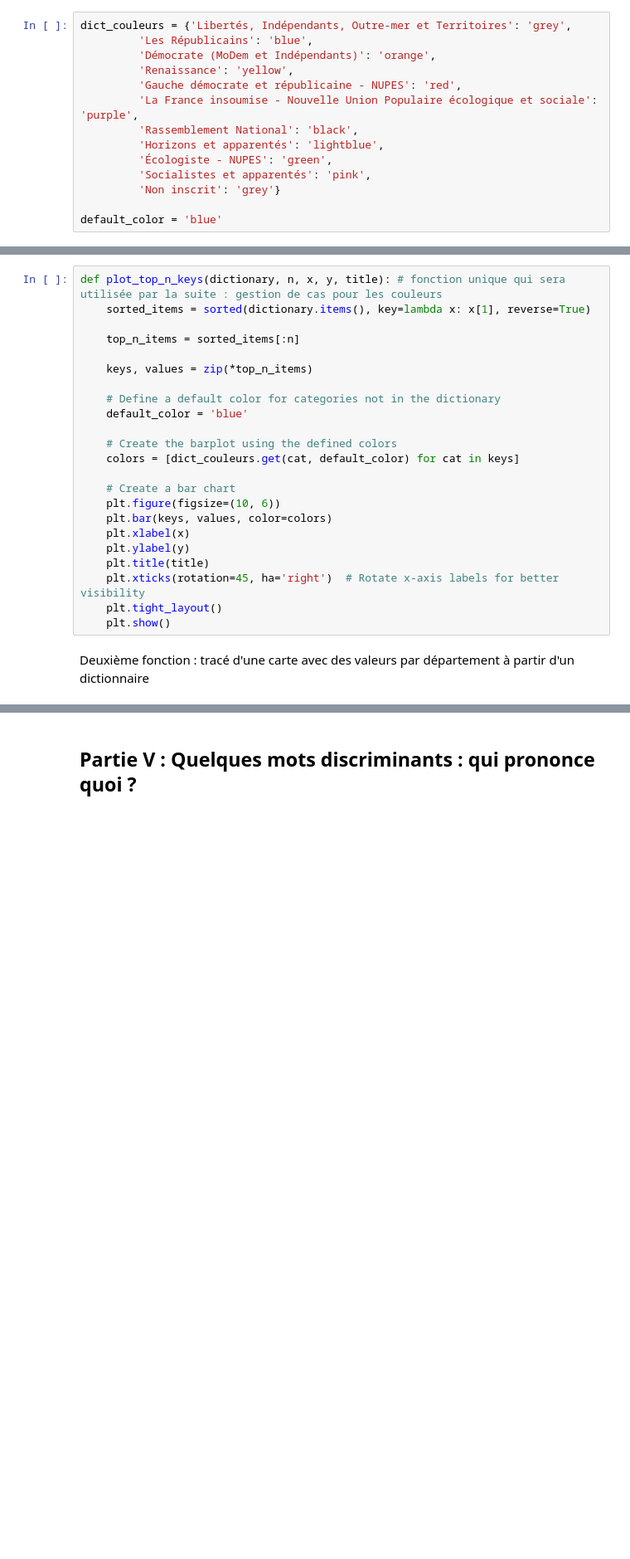
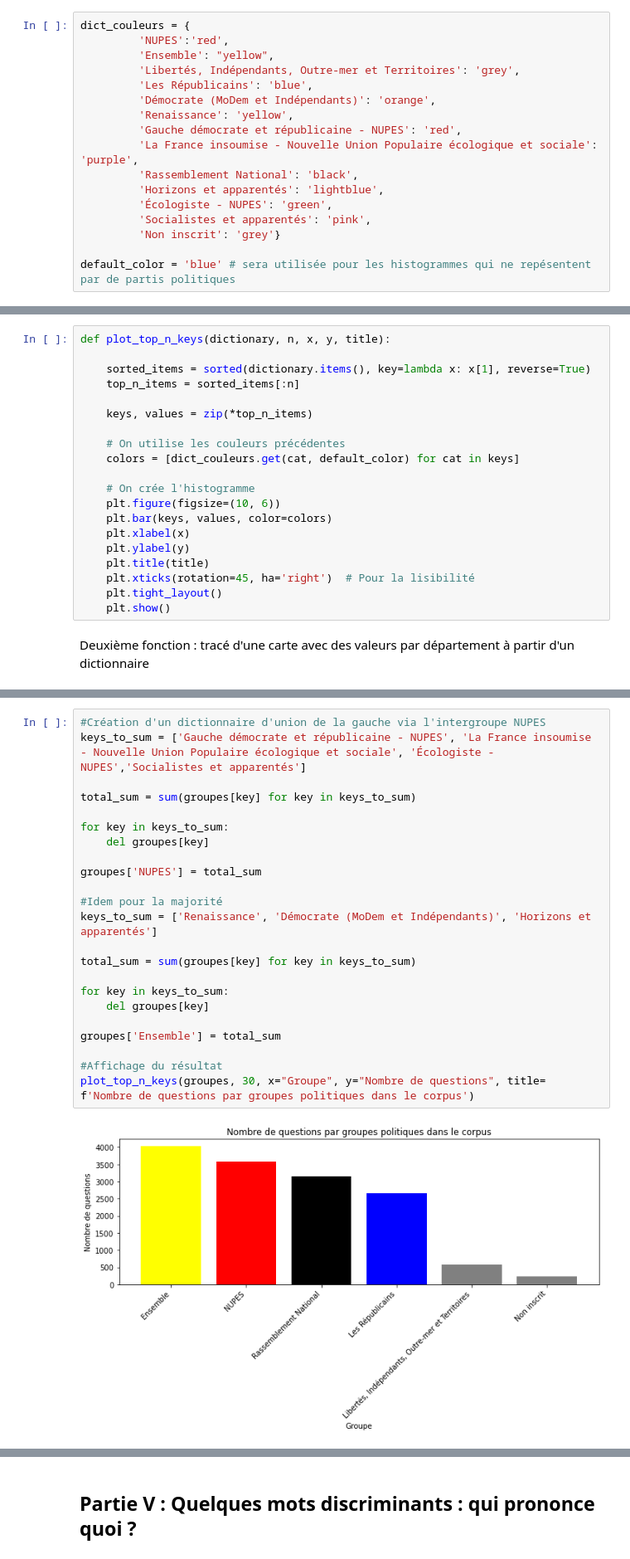
Before and after one commit to jcomperatore/PythonPourLaDataScience, a Jupyter notebook: Statistiques descriptives/Statistiques_descriptives.ipynb, the cells around one changed output, grey strips where cells are left out. Shown at 83% size. Saved outputs shown, nothing was run; the diff lists cells and outputs as text; blank space fills up the shorter version.

```diff
--- a/Statistiques descriptives/Statistiques_descriptives.ipynb
+++ b/Statistiques descriptives/Statistiques_descriptives.ipynb
@@ -37,7 +70,10 @@ import random
 # %% [markdown]
 On définit ensuite le set de couleur qui sera utilisé dans les graphes suivants, en particulier pour la lisibilité des groupes politiques :
 # %%
-dict_couleurs = {'Libertés, Indépendants, Outre-mer et Territoires': 'grey',
+dict_couleurs = {
+         'NUPES':'red',
+         'Ensemble': "yellow",
+         'Libertés, Indépendants, Outre-mer et Territoires': 'grey',
          'Les Républicains': 'blue',
          'Démocrate (MoDem et Indépendants)': 'orange',
          'Renaissance': 'yellow',
@@ -49,4 +85,4 @@ dict_couleurs = {'Libertés, Indépendants, Outre-mer et Territoires': 'grey',
          'Socialistes et apparentés': 'pink',
          'Non inscrit': 'grey'}
 
-default_color = 'blue'
+default_color = 'blue' # sera utilisée pour les histogrammes qui ne repésentent par de partis politiques
@@ -93,24 +130,21 @@ Première fonction : tracé d'histogramme à partir d'un dictionnaire, avec une
 # %%
-def plot_top_n_keys(dictionary, n, x, y, title): # fonction unique qui sera utilisée par la suite : gestion de cas pour les couleurs
+def plot_top_n_keys(dictionary, n, x, y, title):
+
     sorted_items = sorted(dictionary.items(), key=lambda x: x[1], reverse=True)
-
     top_n_items = sorted_items[:n]
 
     keys, values = zip(*top_n_items)
 
-    # Define a default color for categories not in the dictionary
-    default_color = 'blue'
-
-    # Create the barplot using the defined colors
+    # On utilise les couleurs précédentes
     colors = [dict_couleurs.get(cat, default_color) for cat in keys]
 
-    # Create a bar chart
+    # On crée l'histogramme
     plt.figure(figsize=(10, 6))
     plt.bar(keys, values, color=colors)
     plt.xlabel(x)
     plt.ylabel(y)
     plt.title(title)
-    plt.xticks(rotation=45, ha='right')  # Rotate x-axis labels for better visibility
+    plt.xticks(rotation=45, ha='right')  # Pour la lisibilité
     plt.tight_layout()
     plt.show()
 # %% [markdown]
@@ -215,0 +189,25 @@ plt.axis("off")
+# %%
+#Création d'un dictionnaire d'union de la gauche via l'intergroupe NUPES
+keys_to_sum = ['Gauche démocrate et républicaine - NUPES', 'La France insoumise - Nouvelle Union Populaire écologique et sociale', 'Écologiste - NUPES','Socialistes et apparentés']
+
+total_sum = sum(groupes[key] for key in keys_to_sum)
+
+for key in keys_to_sum:
+    del groupes[key]
+
+groupes['NUPES'] = total_sum
+
+#Idem pour la majorité
+keys_to_sum = ['Renaissance', 'Démocrate (MoDem et Indépendants)', 'Horizons et apparentés']
+
+total_sum = sum(groupes[key] for key in keys_to_sum)
+
+for key in keys_to_sum:
+    del groupes[key]
+
+groupes['Ensemble'] = total_sum
+
+#Affichage du résultat
+plot_top_n_keys(groupes, 30, x="Groupe", y="Nombre de questions", title= f'Nombre de questions par groupes politiques dans le corpus')
+# %% [output]
+[figure, added]
```
Also changed, not shown: parts of 77 cells of this notebook.
